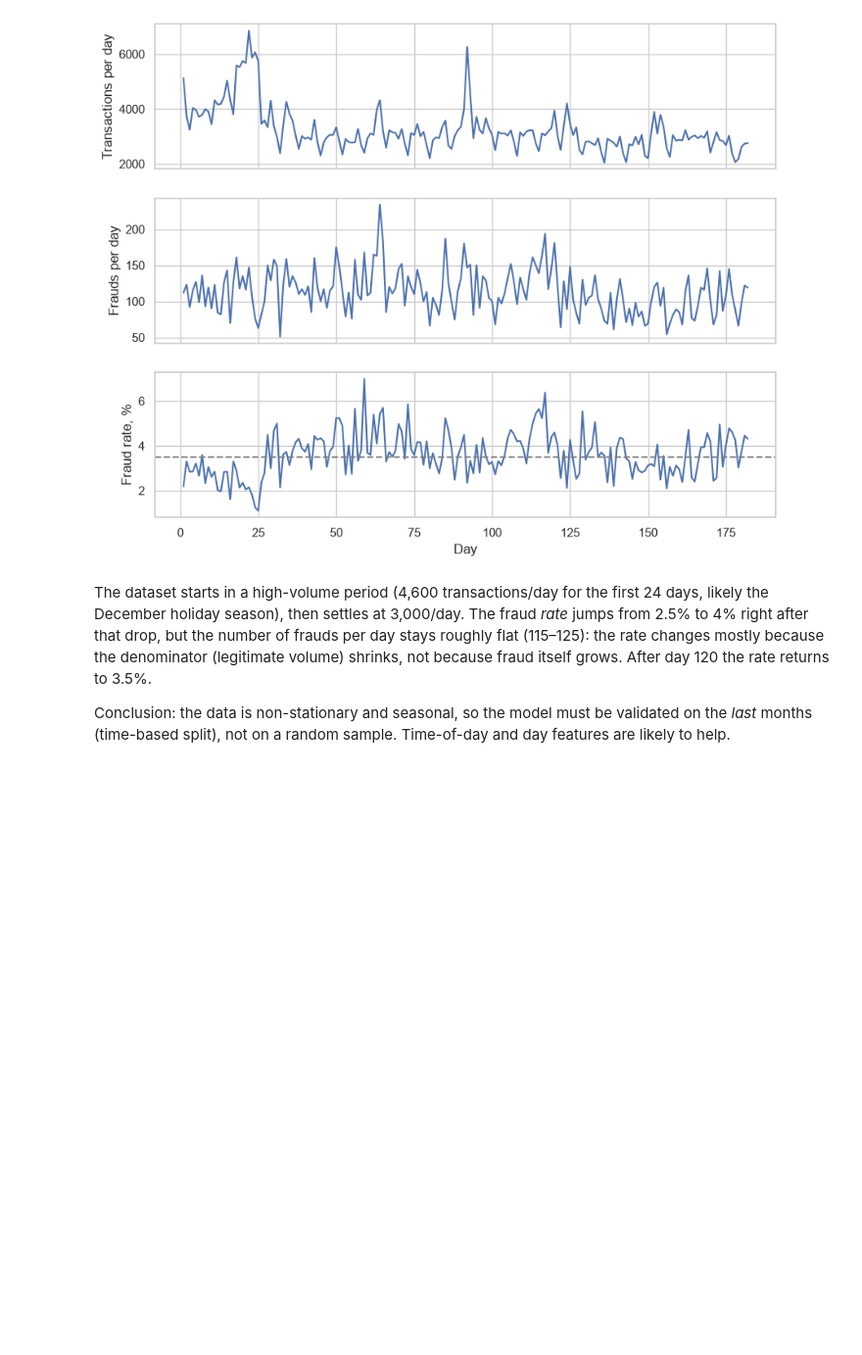
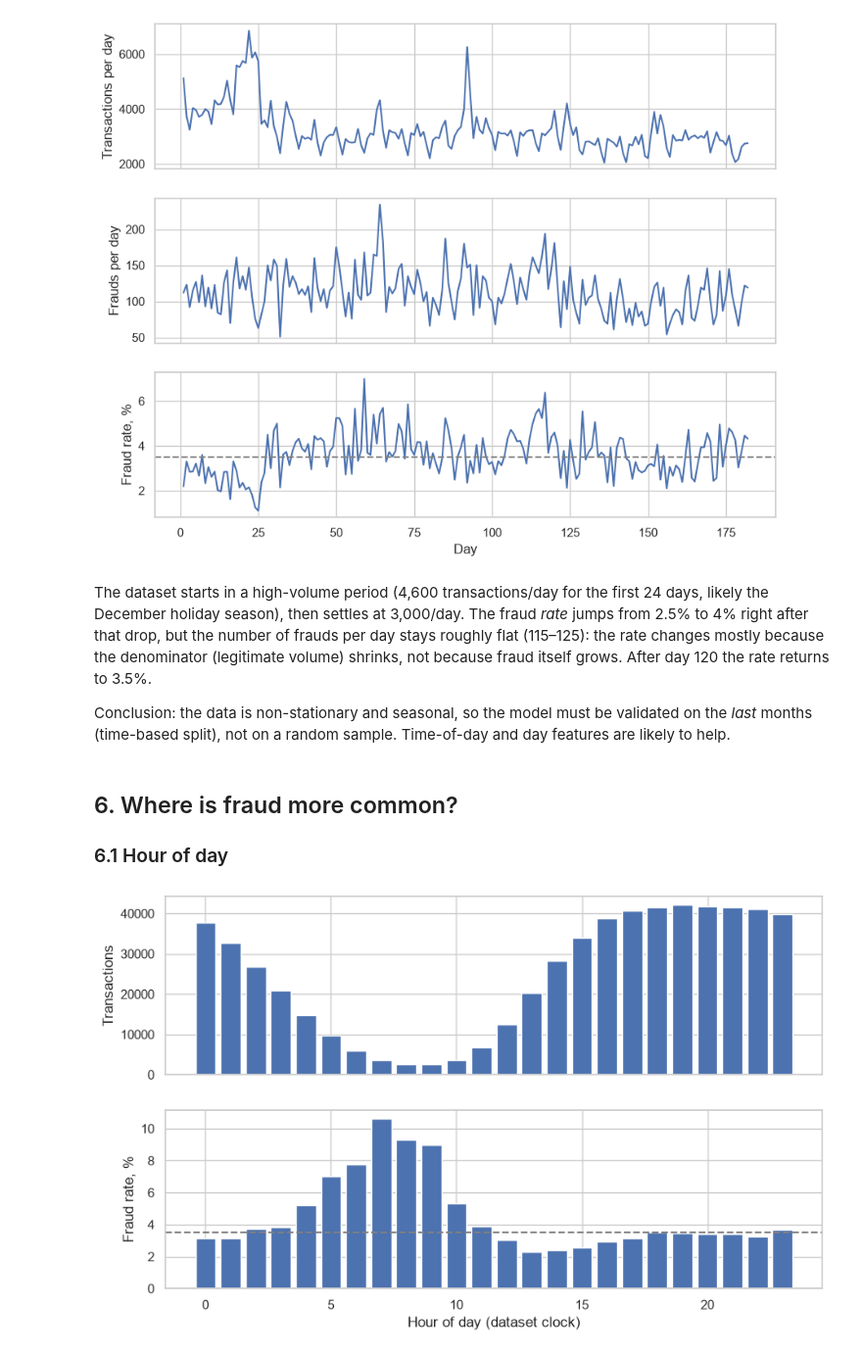
Before and after one commit to KrisTinaShch/fraud-risk-scoring, a Jupyter notebook: notebooks/01_eda.ipynb, the cells around one changed output. Shown at 98% size. Saved outputs shown, nothing was run; the diff lists cells and outputs as text; code cells hidden in the pictures; blank space fills up the shorter version.

Commit message:
Add fraud rate by hour and a systematic scan of categorical columns

```diff
--- a/notebooks/01_eda.ipynb
+++ b/notebooks/01_eda.ipynb
@@ -201,3 +201,25 @@ but the number of frauds per day stays roughly flat (115–125): the rate change
 
 Conclusion: the data is non-stationary and seasonal, so the model must be validated on the *last* months
 (time-based split), not on a random sample. Time-of-day and day features are likely to help.
+# %% [markdown]
+## 6. Where is fraud more common?
+
+### 6.1 Hour of day
+# %%
+train['hour'] = (train['TransactionDT'] // 3600) % 24
+hourly = train.groupby('hour')['isFraud'].agg(transactions="size", fraud_rate='mean')
+hourly['fraud_rate'] = hourly['fraud_rate'] * 100
+
+fig, axes = plt.subplots(2, 1, figsize=(10, 6), sharex=True)
+
+axes[0].bar(hourly.index, hourly["transactions"])
+axes[0].set_ylabel("Transactions")
+
+axes[1].bar(hourly.index, hourly["fraud_rate"])
+axes[1].axhline(fraud_rate * 100, color="gray", linestyle="--")
+axes[1].set_ylabel("Fraud rate, %")
+axes[1].set_xlabel("Hour of day (dataset clock)")
+
+plt.show()
+# %% [output]
+[figure, added]
```
Also changed, not shown: parts of 7 cells of this notebook.
